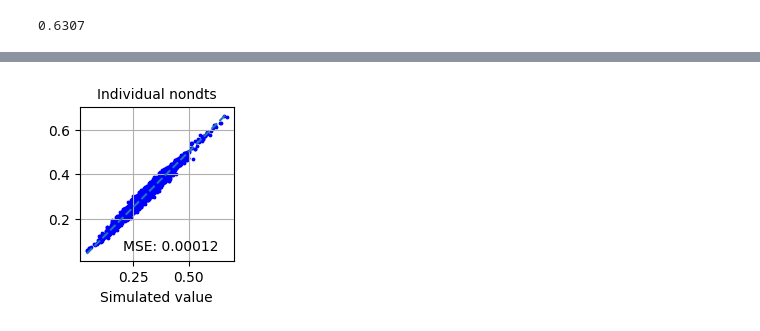
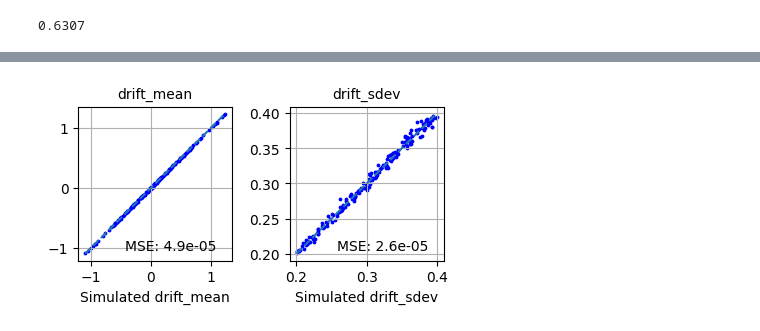
Before and after one commit to joachimvandekerckhove/ezbhddm, a Jupyter notebook: src/jags-ezbhddm.ipynb, the cells around one changed output, grey strips where cells are left out. Drawn from its saved outputs; the diff is of its cells as text; code cells hidden in the pictures.

Commit message:
Add sdev recovery

```diff
--- a/src/jags-ezbhddm.ipynb
+++ b/src/jags-ezbhddm.ipynb
@@ -520,12 +552,3 @@ def recovery_plot(x, y, parameterName, ttl):
     plt.savefig(output_path, format='pdf', bbox_inches='tight')
 
     plt.show()
-# %%
-x = [np.nan] * K
-y = [np.nan] * K
-for k in range(K):
-    if err[k] is not None:
-       x[k] = tru[k].nondt_mean
-       y[k] = est[k].nondt_mean
-
-recovery_plot(x, y, 'nondt', 'Group mean nondt')
@@ -534,9 +554,0 @@ recovery_plot(x, y, 'nondt', 'Group mean nondt')
-# %%
-x = [np.nan] * K
-y = [np.nan] * K
-for k in range(K):
-    if err[k] is not None:
-       x[k] = tru[k].drift_mean
-       y[k] = est[k].drift_mean
-
-recovery_plot(x, y, 'drift', 'Group mean drift')
@@ -545,9 +554,0 @@ recovery_plot(x, y, 'drift', 'Group mean drift')
-# %%
-x = [np.nan] * K
-y = [np.nan] * K
-for k in range(K):
-    if err[k] is not None:
-       x[k] = tru[k].bound_mean
-       y[k] = est[k].bound_mean
-
-recovery_plot(x, y, 'bound', 'Group mean bound')
@@ -556,11 +554,0 @@ recovery_plot(x, y, 'bound', 'Group mean bound')
-# %%
-x = np.empty(0)
-y = np.empty(0)
-for k in range(K):
-    if err[k] is not None:
-       x = np.append(x, tru[k].nondt)
-       y = np.append(y, est[k].nondt)
-
-recovery_plot(x, y, 'nondt', 'Individual nondts')
-# %% [output]
-[figure, removed]
@@ -566,0 +611,4 @@ recovery_plot(x, y, 'nondt', 'Individual nondts')
+# %%
+recovery_plot(tru, est, ['drift_mean', 'drift_sdev'])
+# %% [output]
+[figure, added]
```
Also changed, not shown: parts of 12 cells of this notebook, 7 other files.
